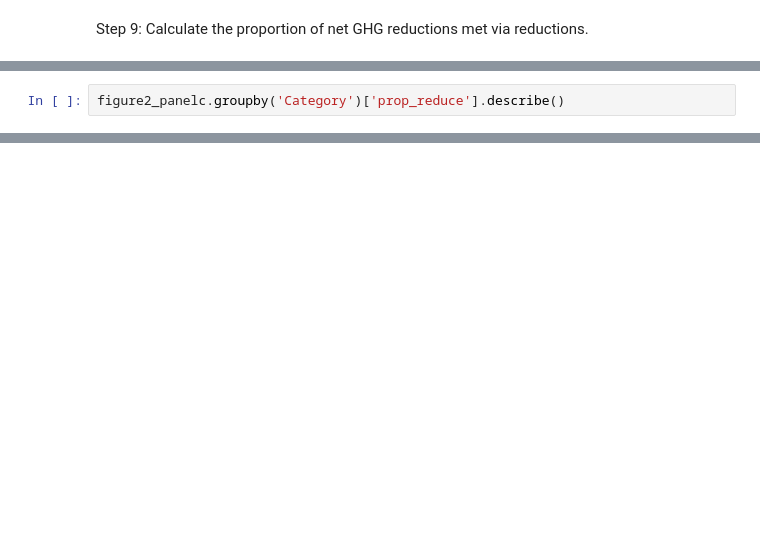
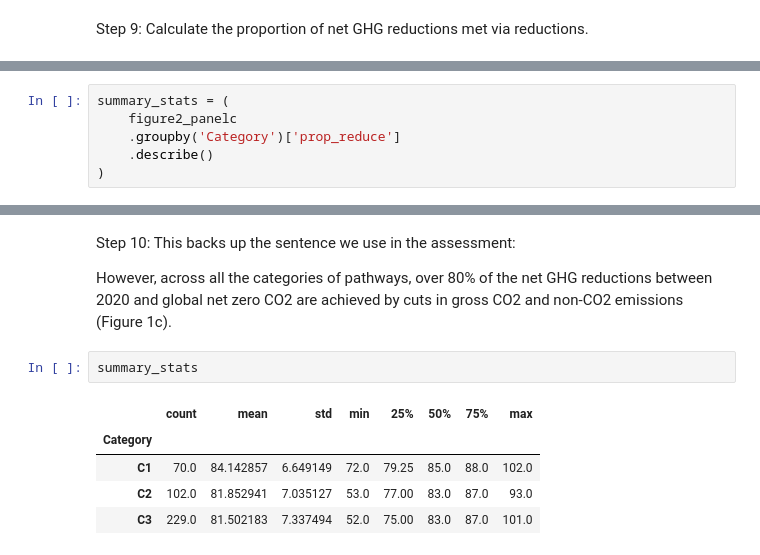
Before and after one commit to gaurav-ganti/2023_ganti_ar6_cdr_assessment, a Jupyter notebook: analysis/104_prepare_netzero_for_figure2.ipynb, the cells around one changed output, grey strips where cells are left out. Saved outputs shown, nothing was run; the diff lists cells and outputs as text; blank space fills up the shorter version.

```diff
--- a/analysis/104_prepare_netzero_for_figure2.ipynb
+++ b/analysis/104_prepare_netzero_for_figure2.ipynb
@@ -189,3 +265,7 @@ figure2_panelc.loc[:, 'prop_reduce'] = (
 # %%
-figure2_panelc.groupby('Category')['prop_reduce'].describe()
+summary_stats = (
+    figure2_panelc
+    .groupby('Category')['prop_reduce']
+    .describe()
+)
 # %% [output]
@@ -196,0 +273,12 @@ figure2_panelc.groupby('Category')['prop_reduce'].describe()
+# %% [markdown]
+Step 10: This backs up the sentence we use in the assessment:
+
+However, across all the categories of pathways, over 80% of the net GHG reductions between 2020 and global net zero CO2 are achieved by cuts in gross CO2 and non-CO2 emissions (Figure 1c).
+# %%
+summary_stats
+# %% [output]
+|  | count | mean | std | min | 25% | 50% | 75% | max |
+| Category |  |  |  |  |  |  |  |  |
+| C1 | 70.0 | 84.142857 | 6.649149 | 72.0 | 79.25 | 85.0 | 88.0 | 102.0 |
+| C2 | 102.0 | 81.852941 | 7.035127 | 53.0 | 77.00 | 83.0 | 87.0 | 93.0 |
+| C3 | 229.0 | 81.502183 | 7.337494 | 52.0 | 75.00 | 83.0 | 87.0 | 101.0 |
```
Also changed, not shown: parts of 25 cells of this notebook.
